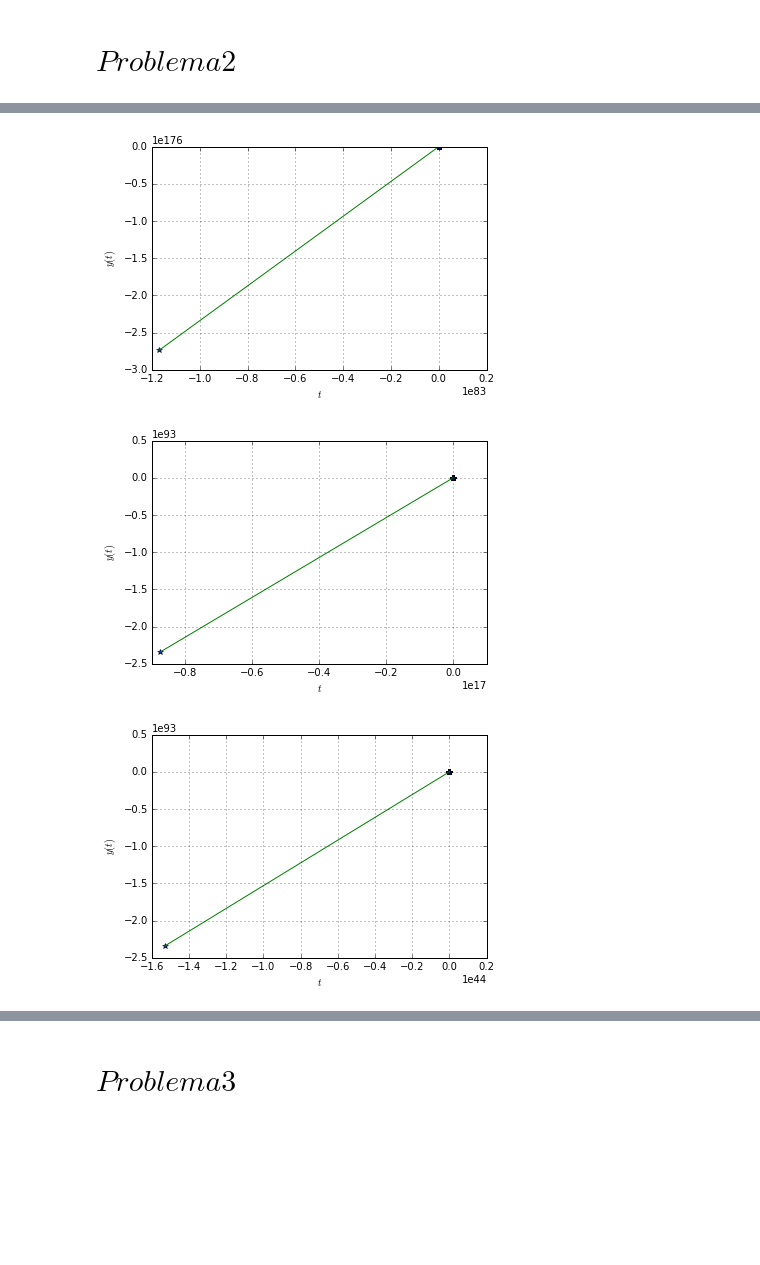
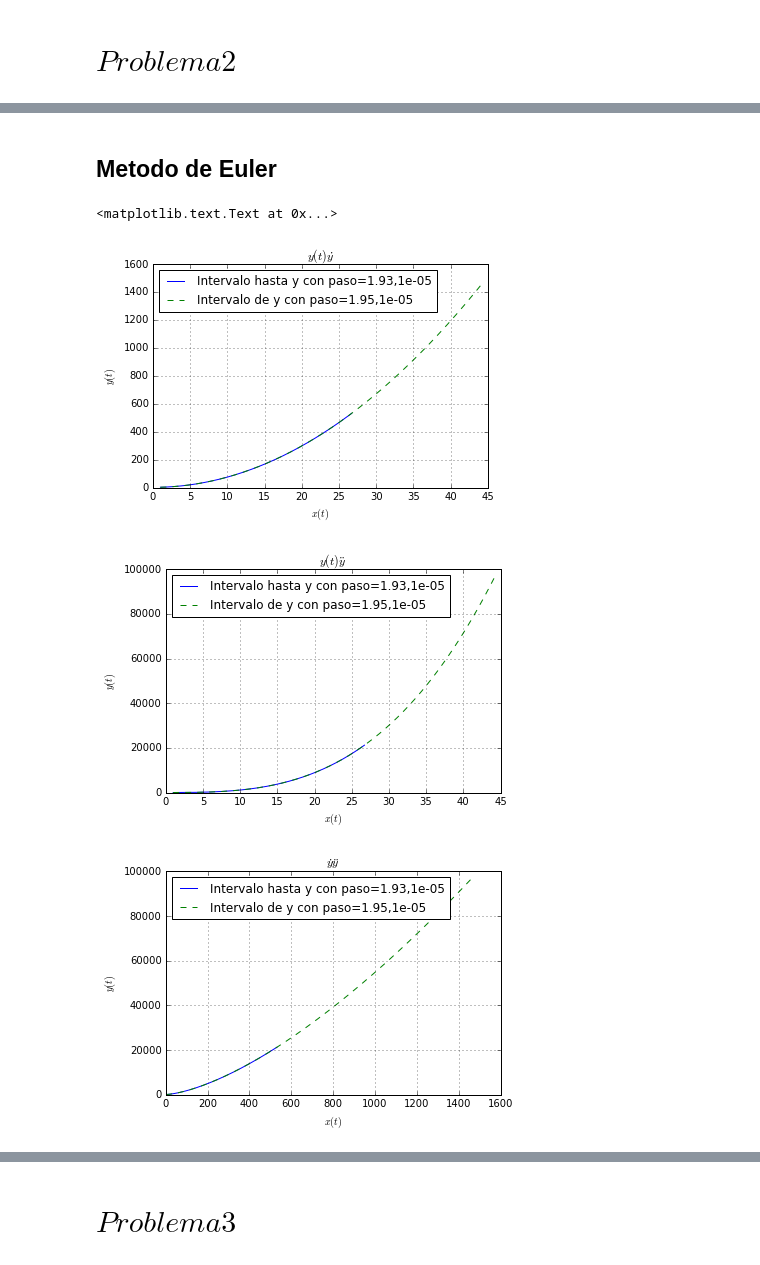
Before and after one commit to Ixchetl14/TAREAS, a Jupyter notebook: Tarea .ipynb, the cells around one changed output, grey strips where cells are left out. Saved outputs shown, nothing was run; the diff lists cells and outputs as text; code cells hidden in the pictures; blank space fills up the shorter version.

```diff
--- a/Tarea .ipynb
+++ b/Tarea .ipynb
@@ -46,33 +93,37 @@ show()
 # %%
 def f2(y,t):
     return array([y[1],y[2],(-(y[2]**2) + 3*(y[1]**3 ) - (cos(y[0]))**2 + ((e**-t) *sin(3*t)))])
-# %%
-t,y= R_Kutta(f2,[1,2,1],[1,2],0.00001)
-t,y2= R_Kutta(f2,[1,2,1],[1,2.1],0.00001)
-plot(y[:,0],y[:,1],"*")
-plot(y2[:,0],y2[:,1])
-grid(True)
-xlabel("$t$"), ylabel("$y(t)$")
-show()
-# %% [output]
-[figure, removed]
-# %%
-t,y= R_Kutta(f2,[1,2,1],[1,2],0.00001)
-t,y2= R_Kutta(f2,[1,2,1],[1,2.1],0.00001)
-plot(y[:,0],y[:,2],"*")
-plot(y2[:,0],y2[:,2])
-grid(True)
-xlabel("$t$"), ylabel("$y(t)$")
-show()
-# %% [output]
-[figure, removed]
-# %%
-t,y= R_Kutta(f2,[1,2,1],[1,2],0.00001)
-t,y2= R_Kutta(f2,[1,2,1],[1,2.1],0.00001)
-plot(y[:,1],y[:,2],"*")
-plot(y2[:,1],y2[:,2])
-grid(True)
-xlabel("$t$"), ylabel("$y(t)$")
-show()
-# %% [output]
-[figure, removed]
+# %% [markdown]
+## Metodo de Euler
+# %%
+t,x= euler_var(f2,[1,2,1],[1,1.93],0.00001)
+t3,x3 = euler_var(f2,[1,2,1],[1,1.95],0.00001)
+figure(1)
+plot(x[:,0],x[:,1], label="Intervalo hasta y con paso="+str(1.93)+","+str(0.00001))
+plot(x3[:,0],x3[:,1],"--", label= "Intervalo de y con paso="+str(1.95)+","+str(0.00001))
+
+grid(True)
+legend(loc=0)
+xlabel("$x(t)$"), ylabel("$y(t)$")
+title("$y(t)\dot{y}$")
+
+figure(2)
+plot(x[:,0],x[:,2], label="Intervalo hasta y con paso="+str(1.93)+","+str(0.00001))
+plot(x3[:,0],x3[:,2],"--", label= "Intervalo de y con paso="+str(1.95)+","+str(0.00001))
+grid(True)
+legend(loc=0)
+xlabel("$x(t)$"), ylabel("$y(t)$")
+title("$y(t)\ddot{y}$")
+
+figure(3)
+plot(x[:,1],x[:,2], label="Intervalo hasta y con paso="+str(1.93)+","+str(0.00001))
+plot(x3[:,1],x3[:,2],"--", label= "Intervalo de y con paso="+str(1.95)+","+str(0.00001))
+grid(True)
+legend(loc=0)
+xlabel("$x(t)$"), ylabel("$y(t)$")
+title("$\dot{y}\ddot{y}$")
+# %% [output]
+<matplotlib.text.Text at 0x...>
+[figure, added]
+[figure, added]
+[figure, added]
```
Also changed, not shown: parts of 34 cells of this notebook, 1 other file.
